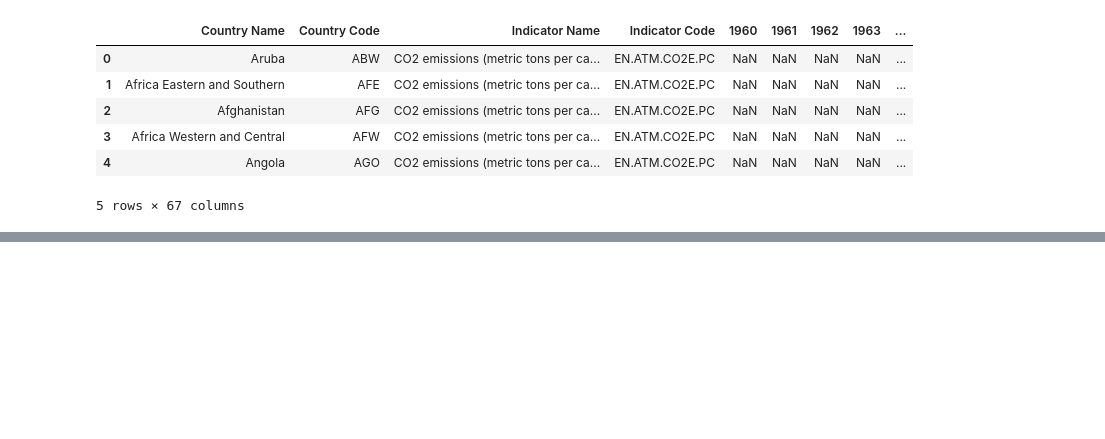
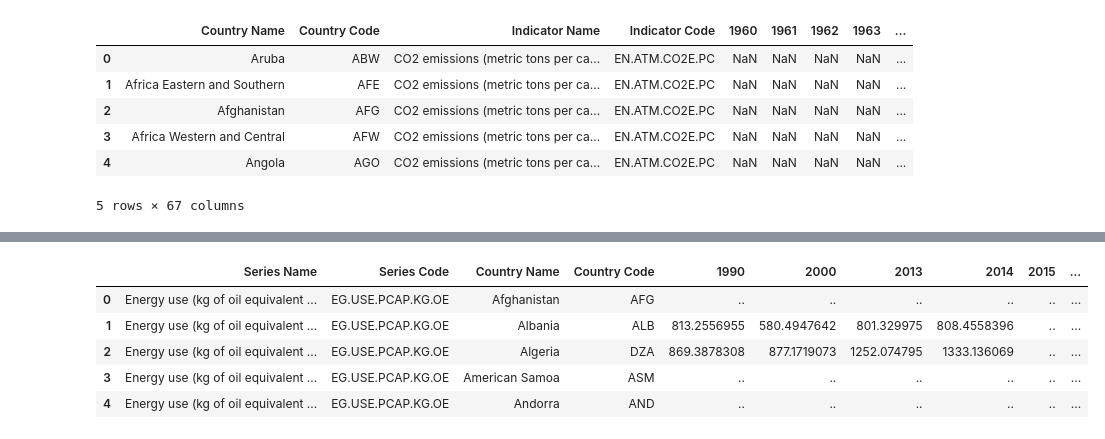
Before and after one commit to Amudalapallyparimala24/Applied-Data-Science, a Jupyter notebook: World_Bank.ipynb, the cells around one changed output, grey strips where cells are left out. Saved outputs shown, nothing was run; the diff lists cells and outputs as text; code cells hidden in the pictures; blank space fills up the shorter version.

```diff
--- a/World_Bank.ipynb
+++ b/World_Bank.ipynb
@@ -16,3 +37,13 @@ df.head()
+# %%
+df4 = pd.read_csv("Power Consumption.csv", encoding="ISO-8859-1")
+df4.head()
+# %% [output]
+|  | Series Name | Series Code | Country Name | Country Code | 1990 | 2000 | 2013 | 2014 | 2015 | ... |
+| 0 | Energy use (kg of oil equivalent ... | EG.USE.PCAP.KG.OE | Afghanistan | AFG | .. | .. | .. | .. | .. | ... |
+| 1 | Energy use (kg of oil equivalent ... | EG.USE.PCAP.KG.OE | Albania | ALB | 813.2556955 | 580.4947642 | 801.329975 | 808.4558396 | .. | ... |
+| 2 | Energy use (kg of oil equivalent ... | EG.USE.PCAP.KG.OE | Algeria | DZA | 869.3878308 | 877.1719073 | 1252.074795 | 1333.136069 | .. | ... |
+| 3 | Energy use (kg of oil equivalent ... | EG.USE.PCAP.KG.OE | American Samoa | ASM | .. | .. | .. | .. | .. | ... |
+| 4 | Energy use (kg of oil equivalent ... | EG.USE.PCAP.KG.OE | Andorra | AND | .. | .. | .. | .. | .. | ... |
 # %%
 import pandas as pd
 
```
Also changed, not shown: parts of 12 cells of this notebook.
